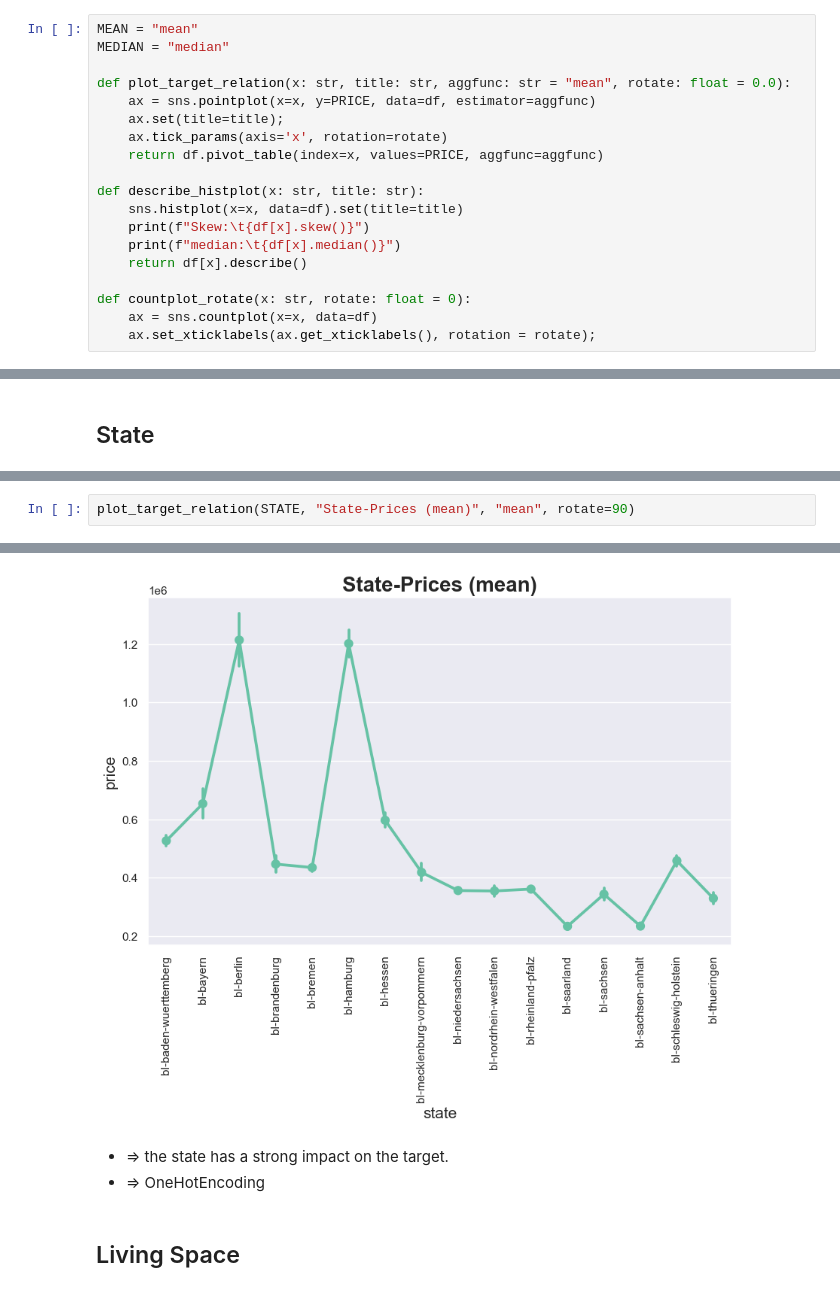
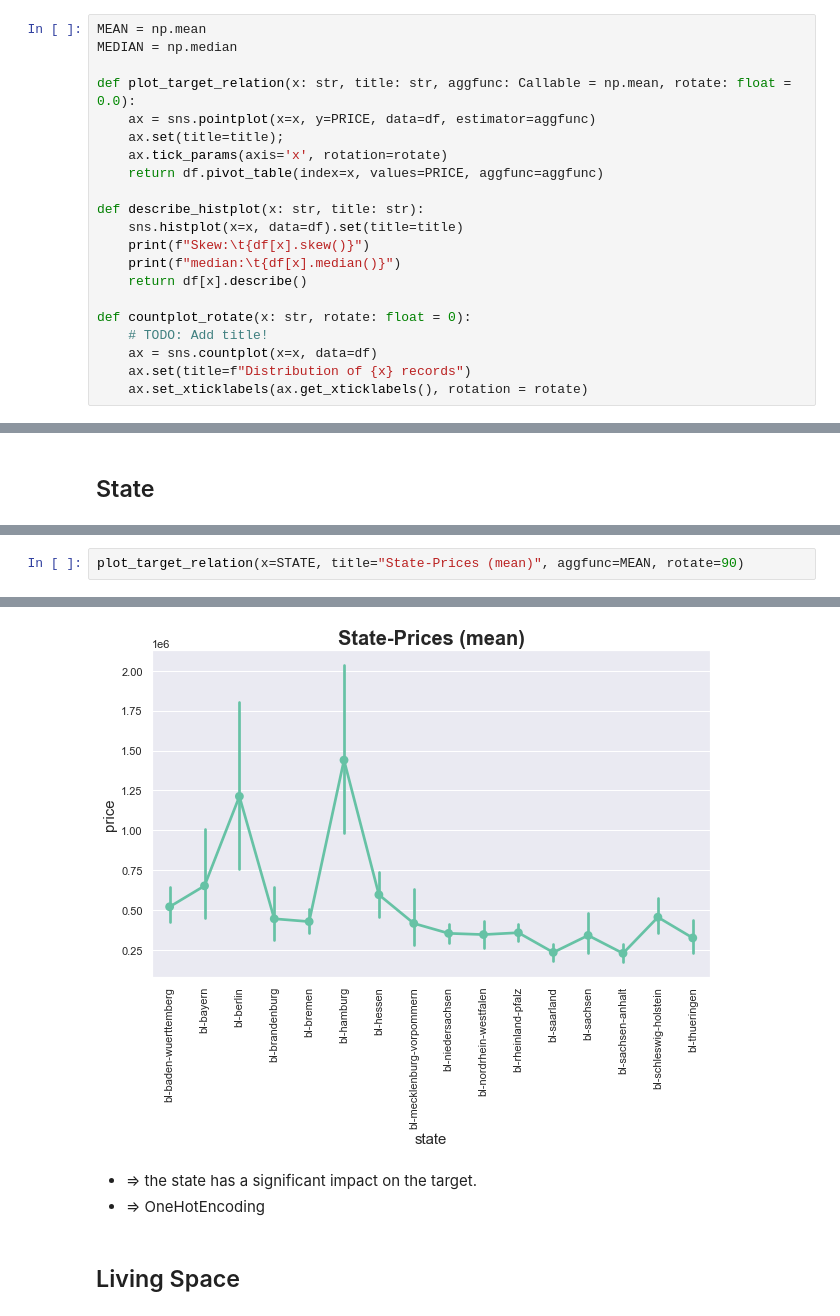
Before and after one commit to enricogoerlitz/Price-Predictor, a Jupyter notebook: project/modelling/01_eda.ipynb, the cells around one changed output, grey strips where cells are left out. Saved outputs shown, nothing was run; the diff lists cells and outputs as text.

```diff
--- a/project/modelling/01_eda.ipynb
+++ b/project/modelling/01_eda.ipynb
@@ -160,10 +163,10 @@ memory usage: 2.6+ MB
 # %% [markdown]
 ## Helper Functions
 # %%
-MEAN = "mean"
-MEDIAN = "median"
+MEAN = np.mean
+MEDIAN = np.median
 
-def plot_target_relation(x: str, title: str, aggfunc: str = "mean", rotate: float = 0.0):
+def plot_target_relation(x: str, title: str, aggfunc: Callable = np.mean, rotate: float = 0.0):
     ax = sns.pointplot(x=x, y=PRICE, data=df, estimator=aggfunc)
     ax.set(title=title);
     ax.tick_params(axis='x', rotation=rotate)
@@ -176,8 +179,10 @@ def describe_histplot(x: str, title: str):
     return df[x].describe()
 
 def countplot_rotate(x: str, rotate: float = 0):
+    # TODO: Add title!
     ax = sns.countplot(x=x, data=df)
-    ax.set_xticklabels(ax.get_xticklabels(), rotation = rotate);
+    ax.set(title=f"Distribution of {x} records")
+    ax.set_xticklabels(ax.get_xticklabels(), rotation = rotate)
 # %% [markdown]
 ## Target
 # %%
@@ -229,5 +249,5 @@ countplot_rotate(x=STATE, rotate=80)
 # %%
-plot_target_relation(STATE, "State-Prices (mean)", "mean", rotate=90)
+plot_target_relation(x=STATE, title="State-Prices (mean)", aggfunc=MEAN, rotate=90)
 # %% [output]
 |  | price |
 | state |  |
@@ -250,6 +270,6 @@ plot_target_relation(STATE, "State-Prices (mean)", "mean", rotate=90)
-[figure, old version]
+[figure, new version]
 # %% [markdown]
-- => the state has a strong impact on the target.
+- => the state has a significant impact on the target.
 - => OneHotEncoding
 # %% [markdown]
 ## Living Space
```
Also changed, not shown: parts of 34 cells of this notebook, 4 other files.
